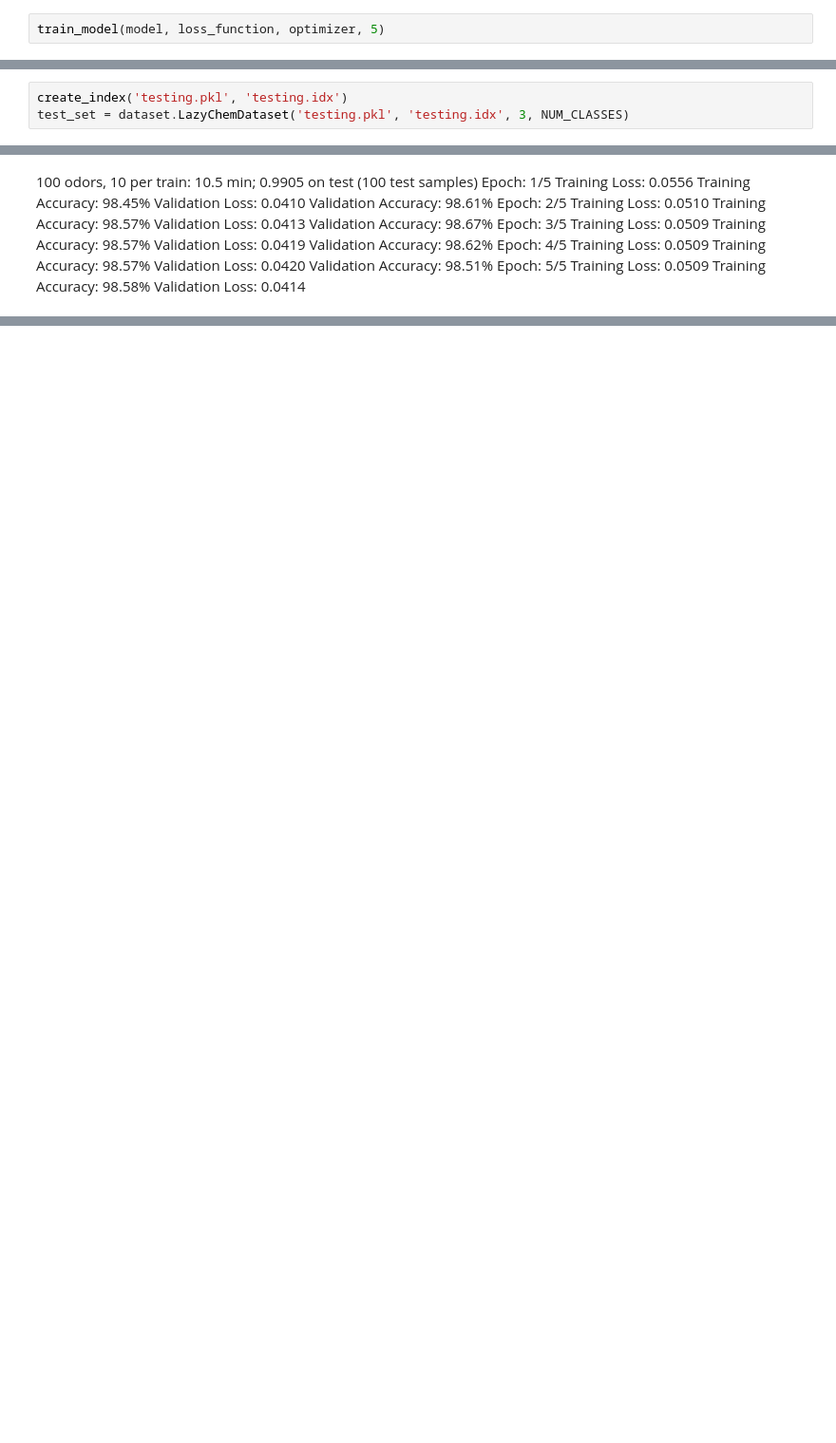
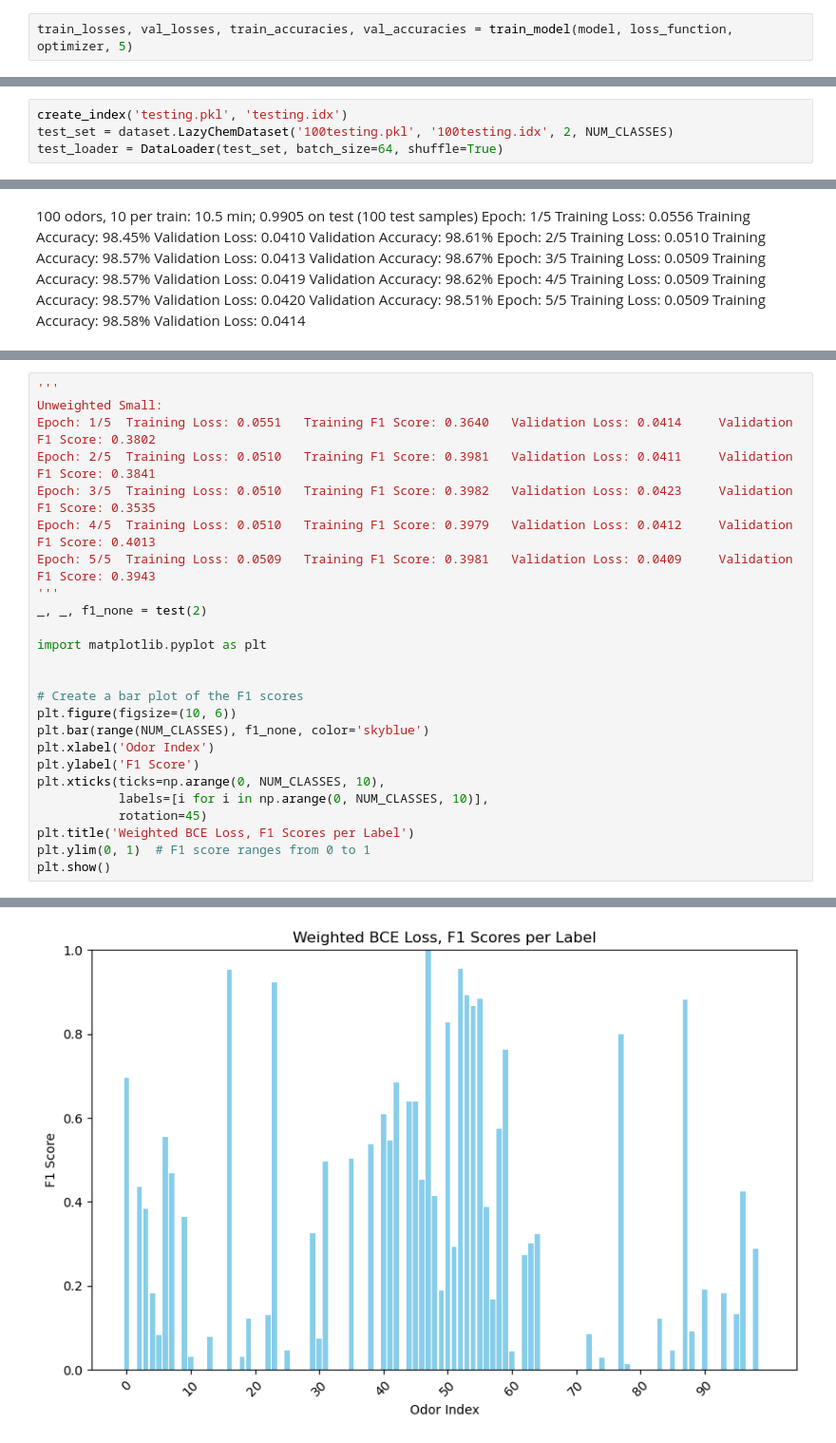
Before and after one commit to jhsieh731/odorWorld, a Jupyter notebook: gaussian/model.ipynb, the cells around one changed output, grey strips where cells are left out. Shown at 95% size. Drawn from its saved outputs; the diff is of its cells as text; blank space fills up the shorter version.

```diff
--- a/gaussian/model.ipynb
+++ b/gaussian/model.ipynb
@@ -148,3 +235,3 @@ def train_model(model, loss_function, optimizer, num_epochs):
 # %%
-train_model(model, loss_function, optimizer, 5)
+train_losses, val_losses, train_accuracies, val_accuracies = train_model(model, loss_function, optimizer, 5)
 # %% [output]
@@ -160,4 +286,5 @@ with open('distributions.pkl','rb') as readfile:
   distributions = pkl.load(readfile)
 # %%
 create_index('testing.pkl', 'testing.idx')
-test_set = dataset.LazyChemDataset('testing.pkl', 'testing.idx', 3, NUM_CLASSES)
+test_set = dataset.LazyChemDataset('100testing.pkl', '100testing.idx', 2, NUM_CLASSES)
+test_loader = DataLoader(test_set, batch_size=64, shuffle=True)
@@ -226,0 +360,26 @@ Epoch: 5/5 	Training Loss: 0.0509 	Training Accuracy: 98.58% 	Validation Loss: 0
+# %%
+'''
+Unweighted Small:
+Epoch: 1/5 	Training Loss: 0.0551 	Training F1 Score: 0.3640 	Validation Loss: 0.0414 	Validation F1 Score: 0.3802
+Epoch: 2/5 	Training Loss: 0.0510 	Training F1 Score: 0.3981 	Validation Loss: 0.0411 	Validation F1 Score: 0.3841
+Epoch: 3/5 	Training Loss: 0.0510 	Training F1 Score: 0.3982 	Validation Loss: 0.0423 	Validation F1 Score: 0.3535
+Epoch: 4/5 	Training Loss: 0.0510 	Training F1 Score: 0.3979 	Validation Loss: 0.0412 	Validation F1 Score: 0.4013
+Epoch: 5/5 	Training Loss: 0.0509 	Training F1 Score: 0.3981 	Validation Loss: 0.0409 	Validation F1 Score: 0.3943
+'''
+_, _, f1_none = test(2)
+
+import matplotlib.pyplot as plt
+
+
+# Create a bar plot of the F1 scores
+plt.figure(figsize=(10, 6))
+plt.bar(range(NUM_CLASSES), f1_none, color='skyblue')
+plt.xlabel('Odor Index')
+plt.ylabel('F1 Score')
+plt.xticks(ticks=np.arange(0, NUM_CLASSES, 10),
+           labels=[i for i in np.arange(0, NUM_CLASSES, 10)],
+           rotation=45)
+plt.title('Weighted BCE Loss, F1 Scores per Label')
+plt.ylim(0, 1)  # F1 score ranges from 0 to 1
+plt.show()
+# %% [output]
@@ -226,0 +388 @@ Epoch: 5/5 	Training Loss: 0.0509 	Training Accuracy: 98.58% 	Validation Loss: 0
+[figure, added]
```
Also changed, not shown: parts of 17 cells of this notebook, 14 other files.
